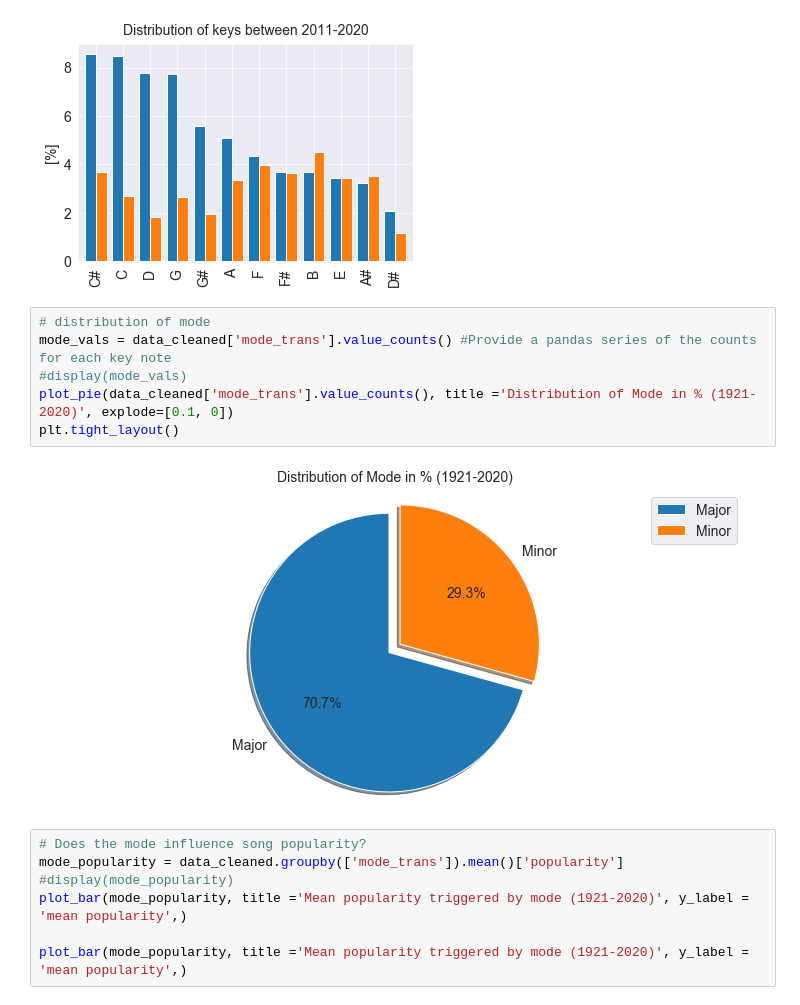
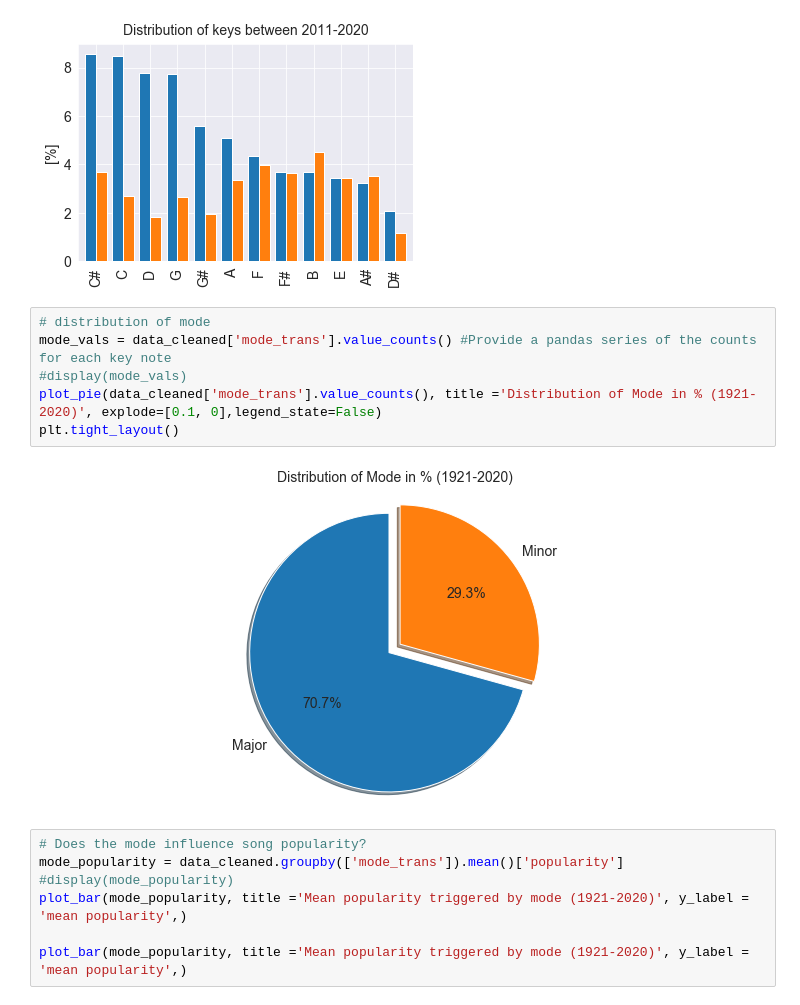
Before and after one commit to ddhartma/Spotify-dataset-analysis-160kTracks-1921-2020, a Jupyter notebook: Spotify_160k_1921_2020_analysis.ipynb, the cells around one changed output. Saved outputs shown, nothing was run; the diff lists cells and outputs as text.

```diff
--- a/Spotify_160k_1921_2020_analysis.ipynb
+++ b/Spotify_160k_1921_2020_analysis.ipynb
@@ -921,11 +921,11 @@ plot_bar(df_to_plot, title ='Distribution of keys between 2011-2020', y_label =
 # %%
 # distribution of mode
 mode_vals = data_cleaned['mode_trans'].value_counts() #Provide a pandas series of the counts for each key note
 #display(mode_vals)
-plot_pie(data_cleaned['mode_trans'].value_counts(), title ='Distribution of Mode in % (1921-2020)', explode=[0.1, 0])
+plot_pie(data_cleaned['mode_trans'].value_counts(), title ='Distribution of Mode in % (1921-2020)', explode=[0.1, 0],legend_state=False)
 plt.tight_layout()
 # %% [output]
-[figure, old version]
+[figure, new version]
 # %%
 # Does the mode influence song popularity?
 mode_popularity = data_cleaned.groupby(['mode_trans']).mean()['popularity']
```
Also changed, not shown: 1 other file.
